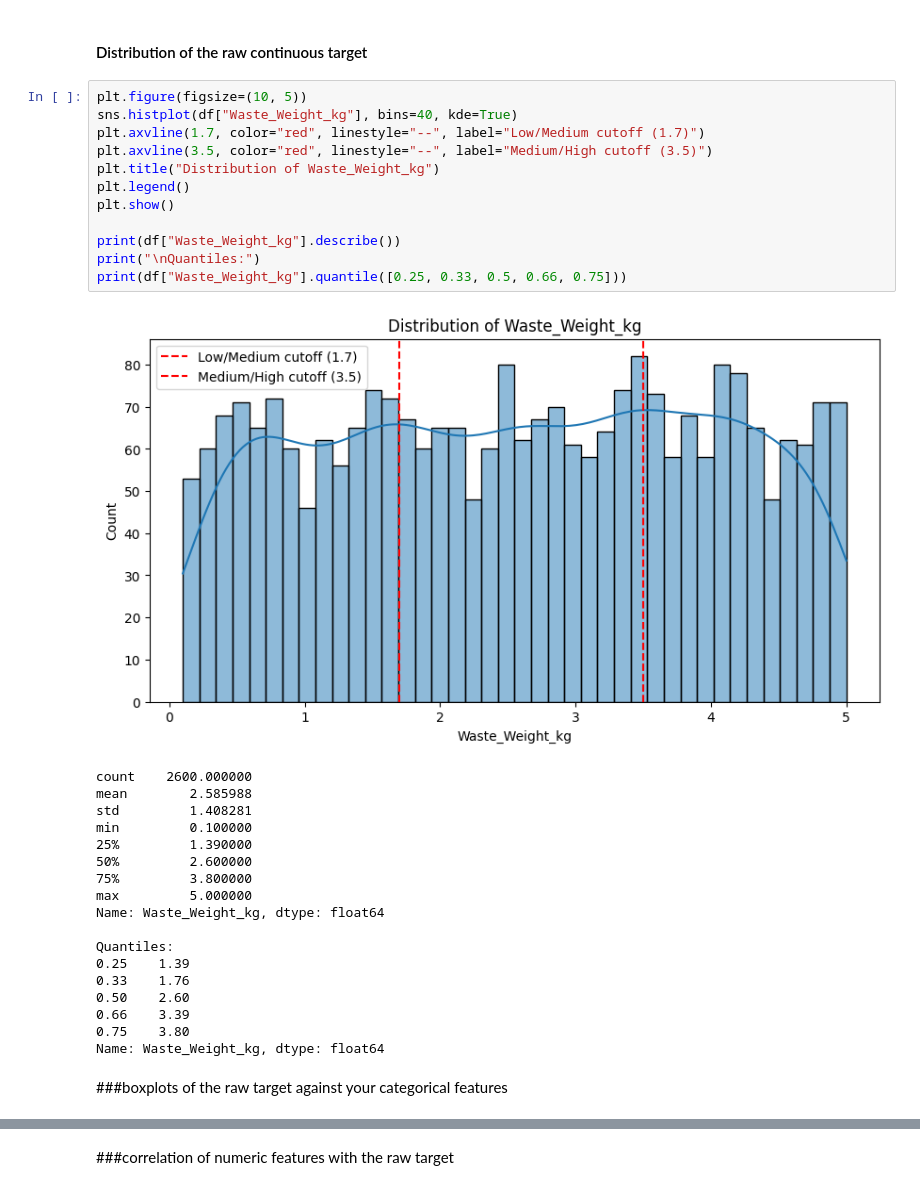
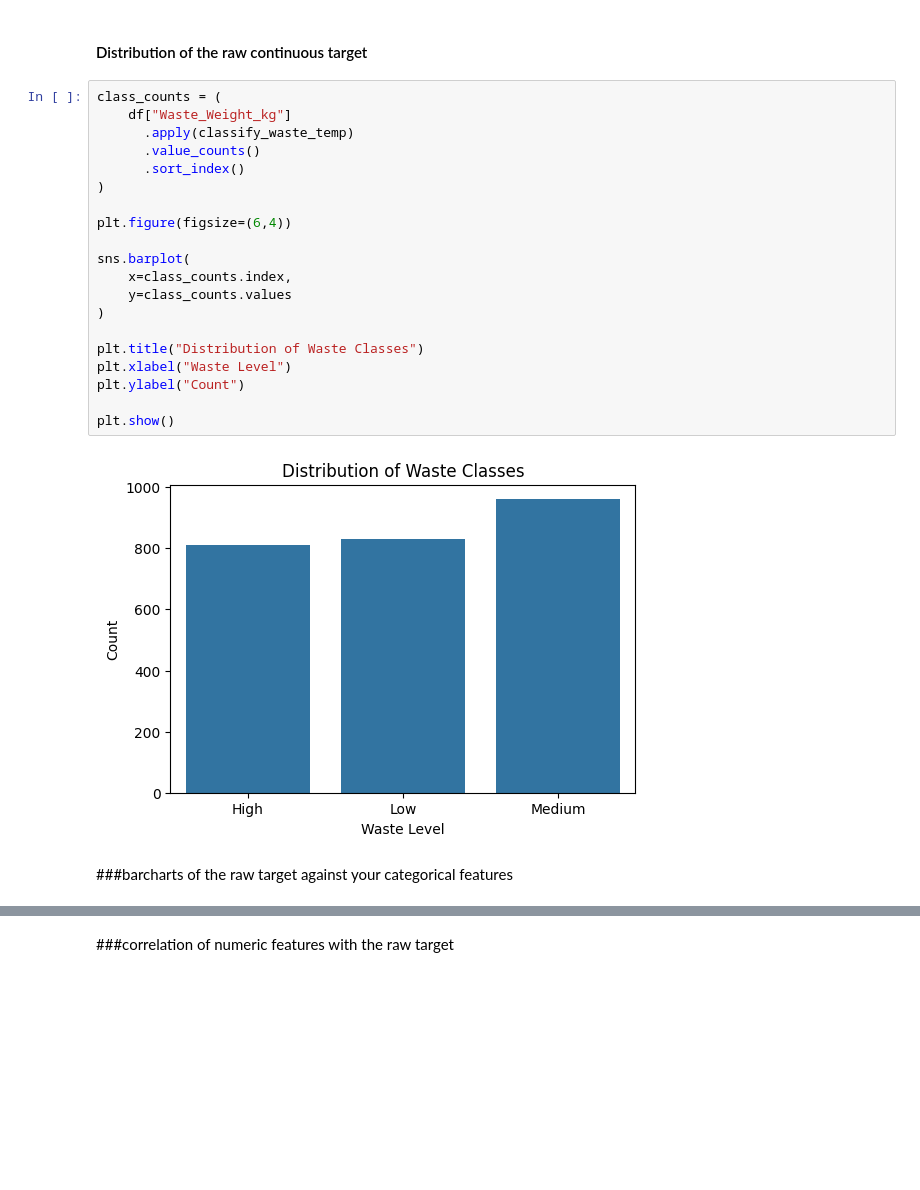
Before and after one commit to sasasaee/ml-project, a Jupyter notebook: canteen_classification_model.ipynb, the cells around one changed output, grey strips where cells are left out. Saved outputs shown, nothing was run; the diff lists cells and outputs as text; blank space fills up the shorter version.

```diff
--- a/canteen_classification_model.ipynb
+++ b/canteen_classification_model.ipynb
@@ -66,36 +66,27 @@ dtypes: bool(18), float64(3), int64(3)
 memory usage: 167.7 KB
 # %% [markdown]
 #### Distribution of the raw continuous target
-# %%
-plt.figure(figsize=(10, 5))
-sns.histplot(df["Waste_Weight_kg"], bins=40, kde=True)
-plt.axvline(1.7, color="red", linestyle="--", label="Low/Medium cutoff (1.7)")
-plt.axvline(3.5, color="red", linestyle="--", label="Medium/High cutoff (3.5)")
-plt.title("Distribution of Waste_Weight_kg")
-plt.legend()
-plt.show()
-
-print(df["Waste_Weight_kg"].describe())
-print("\nQuantiles:")
-print(df["Waste_Weight_kg"].quantile([0.25, 0.33, 0.5, 0.66, 0.75]))
-# %% [output]
-[figure, removed]
-count    2600.000000
-mean        2.585988
-std         1.408281
-min         0.100000
-25%         1.390000
-50%         2.600000
-75%         3.800000
-max         5.000000
-Name: Waste_Weight_kg, dtype: float64
-
-Quantiles:
-0.25    1.39
-0.33    1.76
-0.50    2.60
-0.66    3.39
-0.75    3.80
-Name: Waste_Weight_kg, dtype: float64
+# %%
+class_counts = (
+    df["Waste_Weight_kg"]
+      .apply(classify_waste_temp)
+      .value_counts()
+      .sort_index()
+)
+
+plt.figure(figsize=(6,4))
+
+sns.barplot(
+    x=class_counts.index,
+    y=class_counts.values
+)
+
+plt.title("Distribution of Waste Classes")
+plt.xlabel("Waste Level")
+plt.ylabel("Count")
+
+plt.show()
+# %% [output]
+[figure, added]
 # %% [markdown]
-###boxplots of the raw target against your categorical features
+###barcharts of the raw target against your categorical features
```
Also changed, not shown: parts of 12 cells of this notebook.
